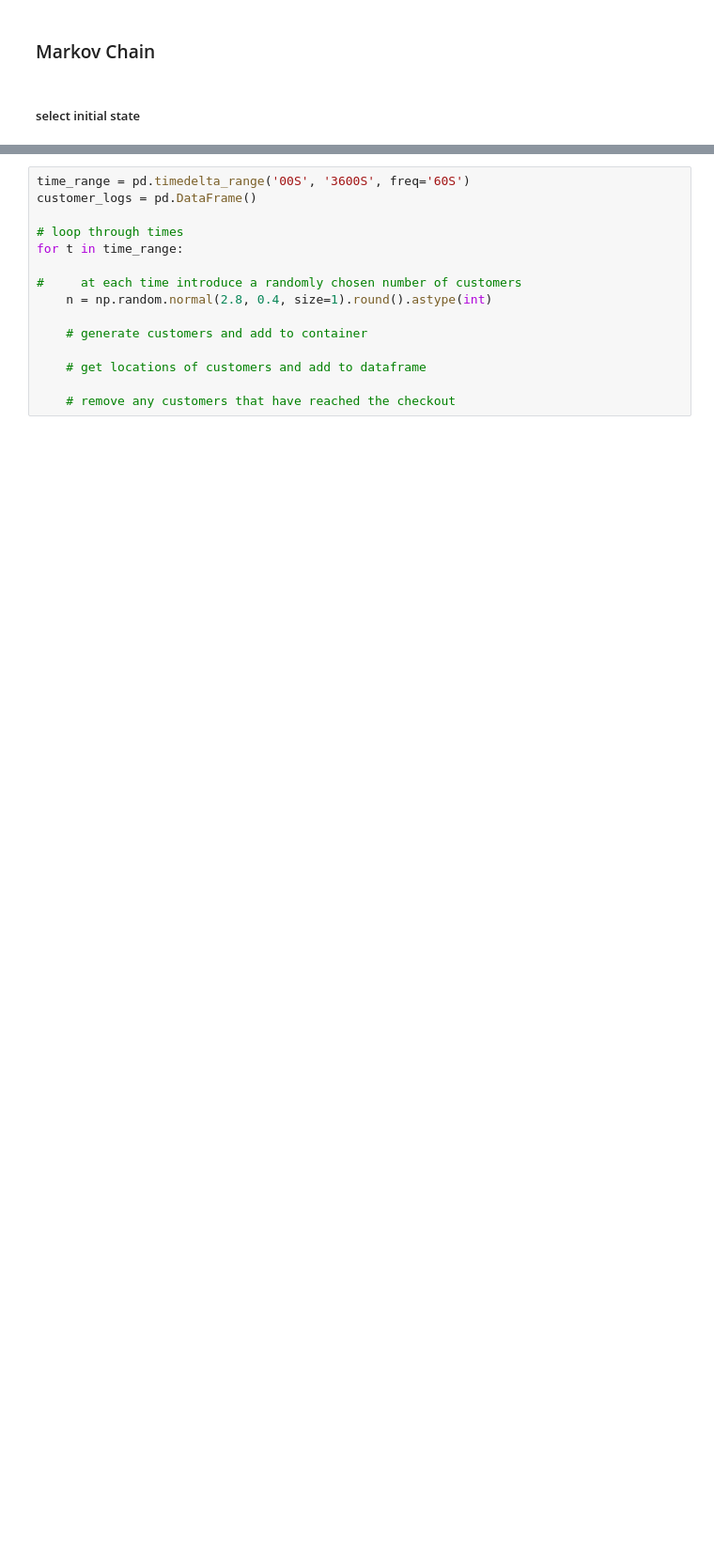
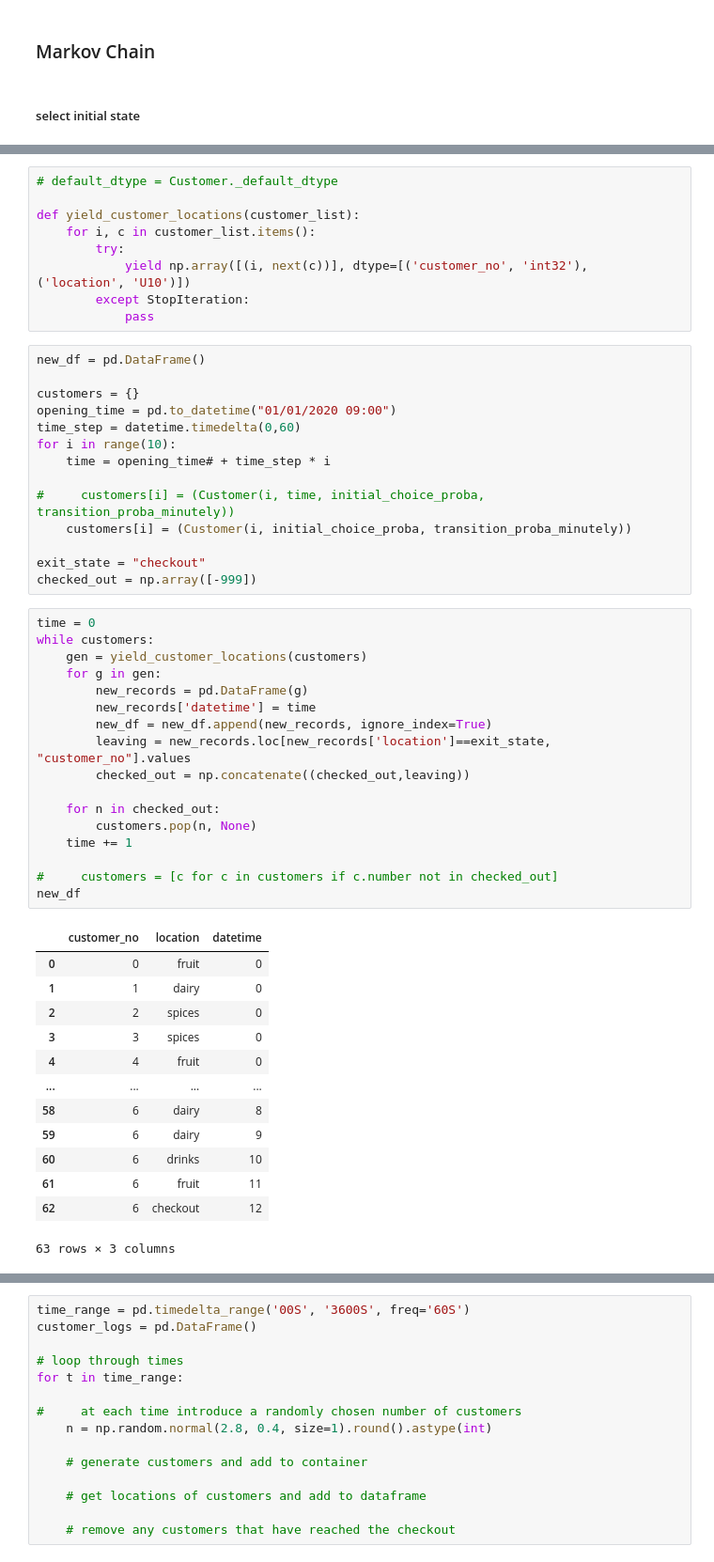
Before and after one commit to corcorf/doodl, a Jupyter notebook: doodl_simulation_01.ipynb, the cells around one changed output, grey strips where cells are left out. Shown: that part at 94% size. Drawn from its saved outputs; the diff is of its cells as text; blank space fills up the shorter version.

```diff
--- a/doodl_simulation_01.ipynb
+++ b/doodl_simulation_01.ipynb
@@ -826,0 +584,54 @@ tuple
+# %%
+# default_dtype = Customer._default_dtype
+
+def yield_customer_locations(customer_list):
+    for i, c in customer_list.items():
+        try:
+            yield np.array([(i, next(c))], dtype=[('customer_no', 'int32'), ('location', 'U10')])
+        except StopIteration:
+            pass
+# %%
+new_df = pd.DataFrame()
+
+customers = {}
+opening_time = pd.to_datetime("01/01/2020 09:00")
+time_step = datetime.timedelta(0,60)
+for i in range(10):
+    time = opening_time# + time_step * i
+
+#     customers[i] = (Customer(i, time, initial_choice_proba, transition_proba_minutely))
+    customers[i] = (Customer(i, initial_choice_proba, transition_proba_minutely))
+
+exit_state = "checkout"
+checked_out = np.array([-999])
+# %%
+time = 0
+while customers:
+    gen = yield_customer_locations(customers)
+    for g in gen:
+        new_records = pd.DataFrame(g)
+        new_records['datetime'] = time
+        new_df = new_df.append(new_records, ignore_index=True)
+        leaving = new_records.loc[new_records['location']==exit_state, "customer_no"].values
+        checked_out = np.concatenate((checked_out,leaving))
+
+    for n in checked_out:
+        customers.pop(n, None)
+    time += 1
+
+#     customers = [c for c in customers if c.number not in checked_out]
+new_df
+# %% [output]
+|  | customer_no | location | datetime |
+| 0 | 0 | fruit | 0 |
+| 1 | 1 | dairy | 0 |
+| 2 | 2 | spices | 0 |
+| 3 | 3 | spices | 0 |
+| 4 | 4 | fruit | 0 |
+| ... | ... | ... | ... |
+| 58 | 6 | dairy | 8 |
+| 59 | 6 | dairy | 9 |
+| 60 | 6 | drinks | 10 |
+| 61 | 6 | fruit | 11 |
+| 62 | 6 | checkout | 12 |
+63 rows × 3 columns
```
Also changed, not shown: parts of 63 cells of this notebook, 2 other files.
